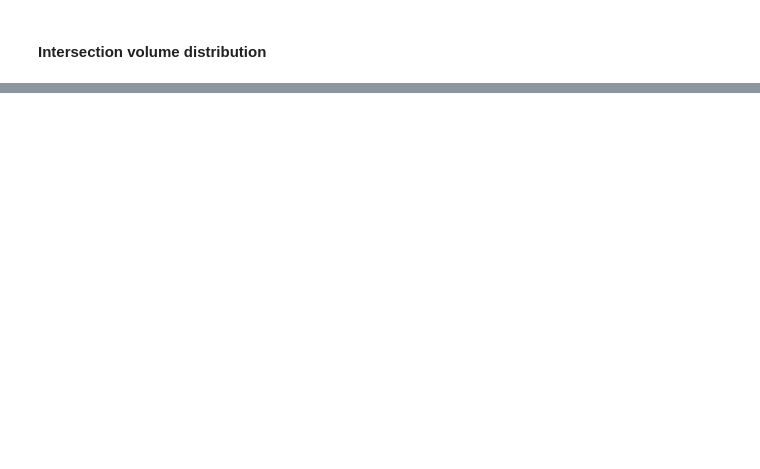
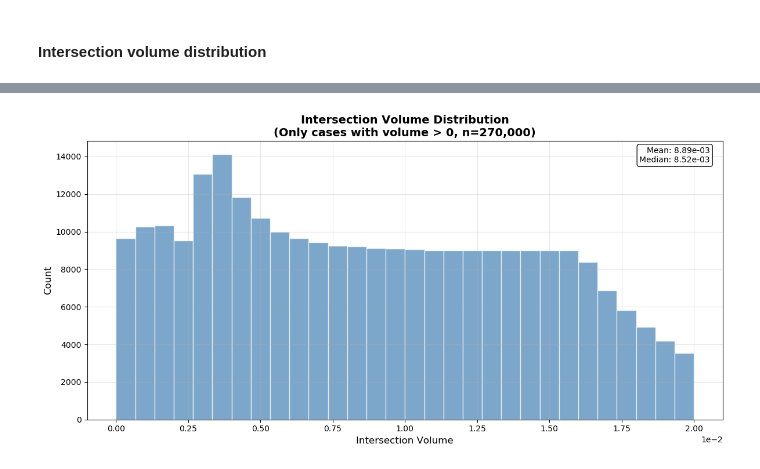
Before and after one commit to ErendiroPedro/tetrahedron_pair_ML, a Jupyter notebook: notebooks/data_analysis.ipynb, the cells around one changed output, grey strips where cells are left out. Cells and saved outputs as stored; diff of their text form; code cells hidden in the pictures; blank space fills up the shorter version.

```diff
--- a/notebooks/data_analysis.ipynb
+++ b/notebooks/data_analysis.ipynb
@@ -337,0 +592,69 @@ Key percentiles: 50th=0.005000, 95th=0.009500, 99th=0.009900
+# %%
+### === Intersection Volume Analysis ===
+print("=== Intersection Volume Analysis ===")
+
+total_samples = len(tetrahedron_dataset)
+has_intersection = tetrahedron_dataset[tetrahedron_dataset['HasIntersection'] == 1]
+no_intersection = tetrahedron_dataset[tetrahedron_dataset['HasIntersection'] == 0]
+
+# Further break down intersection cases
+intersecting_with_volume = has_intersection[has_intersection['IntersectionVolume'] > 0]
+intersecting_zero_volume = has_intersection[has_intersection['IntersectionVolume'] == 0]
+
+print(f"Total samples: {total_samples:,}")
+print(f"No intersection (HasIntersection=0): {len(no_intersection):,} ({len(no_intersection)/total_samples*100:.1f}%)")
+print(f"Has intersection (HasIntersection=1): {len(has_intersection):,} ({len(has_intersection)/total_samples*100:.1f}%)")
+print(f"  ├─ With volume > 0: {len(intersecting_with_volume):,} ({len(intersecting_with_volume)/total_samples*100:.1f}%)")
+print(f"  └─ With volume = 0 (touching): {len(intersecting_zero_volume):,} ({len(intersecting_zero_volume)/total_samples*100:.1f}%)")
+
+if len(intersecting_with_volume) > 0:
+    volume_scale_factor = 1e8  # Scale up for training stability
+    # Single plot - just the intersection volume histogram for non-zero volumes
+    fig, ax = plt.subplots(figsize=(12, 6))
+
+    volumes = intersecting_with_volume['IntersectionVolume'].to_numpy() / volume_scale_factor
+
+    ax.hist(volumes, bins=30, color='steelblue', alpha=0.7, edgecolor='white')
+    ax.set_title(f'Intersection Volume Distribution\n(Only cases with volume > 0, n={len(volumes):,})',
+                 fontsize=14, fontweight='bold')
+    ax.set_xlabel('Intersection Volume', fontsize=12)
+    ax.set_ylabel('Count', fontsize=12)
+    ax.grid(alpha=0.3)
+
+    # Format x-axis in scientific notation for readability
+    ax.ticklabel_format(style='scientific', axis='x', scilimits=(0,0))
+
+    # Add simple stats
+    mean_vol = volumes.mean()
+    median_vol = np.median(volumes)
+    stats_text = f'Mean: {mean_vol:.2e}\nMedian: {median_vol:.2e}'
+    ax.text(0.98, 0.98, stats_text, transform=ax.transAxes,
+            fontsize=10, verticalalignment='top', horizontalalignment='right',
+            bbox=dict(boxstyle='round,pad=0.3', facecolor='white', alpha=0.9))
+
+    # Enhanced summary statistics
+    print(f"\nIntersection Volume Statistics (for volume > 0 cases):")
+    print(f"(Note during training volumes are scaled up by a factor of 1e8 for training stability, here showing original values)")
+    print(f"  Mean: {mean_vol:.2e}")
+    print(f"  Median: {median_vol:.2e}")
+    print(f"  Min: {volumes.min():.2e}")
+    print(f"  Max: {volumes.max():.2e}")
+    print(f"  Standard deviation: {volumes.std():.2e}")
+
+    # Additional insights
+    if len(intersecting_zero_volume) > 0:
+        print(f"\nKey Insights:")
+        print(f"  • {len(intersecting_zero_volume):,} cases have geometric intersection but zero volume")
+        print(f"    (likely touching at faces/edges/vertices)")
+        print(f"  • {len(intersecting_with_volume):,} cases have actual volumetric overlap")
+        print(f"  • Ratio of touching-only to volumetric: {len(intersecting_zero_volume)/len(intersecting_with_volume):.3f}")
+
+    plt.tight_layout()
+    plt.show()
+
+
+else:
+    print("No cases with intersection volume > 0 found")
+    if len(intersecting_zero_volume) > 0:
+        print(f"However, {len(intersecting_zero_volume):,} cases have intersection but zero volume (touching only)")
+# %% [output]
@@ -337,0 +681 @@ Key percentiles: 50th=0.005000, 95th=0.009500, 99th=0.009900
+[figure, added]
```
Also changed, not shown: parts of 13 cells of this notebook, 1 other file.
